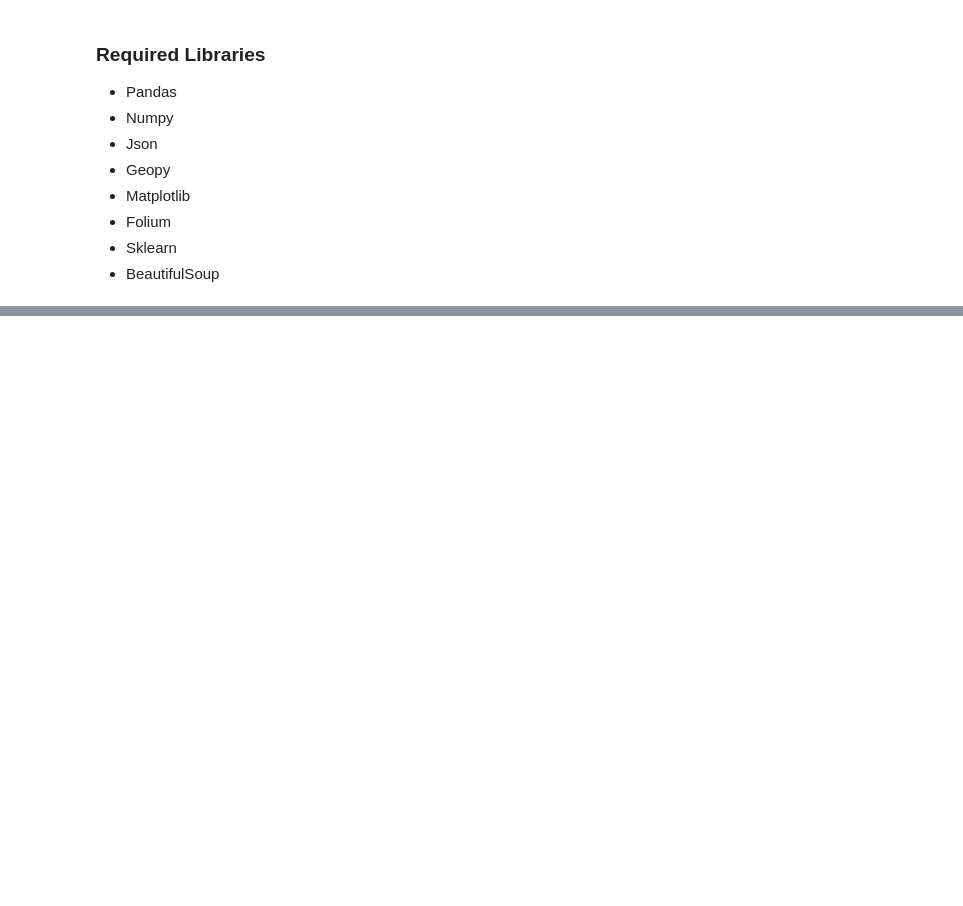
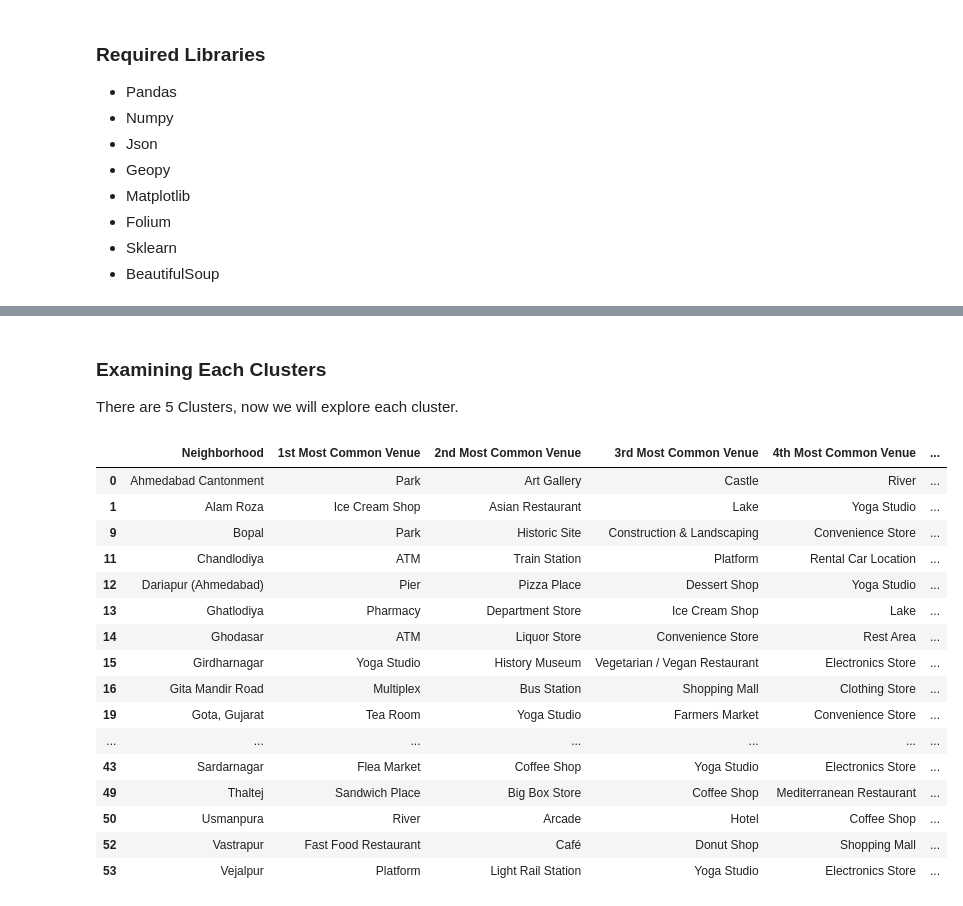
Before and after one commit to aawez/Neighborhoods-of-Ahmedabad, a Jupyter notebook: Clustering Neighborhoods of Ahmedabad.ipynb, the cells around one changed output, grey strips where cells are left out. Saved outputs shown, nothing was run; the diff lists cells and outputs as text; code cells hidden in the pictures; blank space fills up the shorter version.

```diff
--- a/Clustering Neighborhoods of Ahmedabad.ipynb
+++ b/Clustering Neighborhoods of Ahmedabad.ipynb
@@ -19,0 +409,6 @@ First, we have to find out all the Neighborhoods of Ahmedabad. We will web scrap
+# %%
+def return_most_common_venues(row, num_top_venues):
+    row_categories = row.iloc[1:]
+    row_categories_sorted = row_categories.sort_values(ascending=False)
+
+    return row_categories_sorted.index.values[0:num_top_venues]
@@ -19,0 +447,11 @@ First, we have to find out all the Neighborhoods of Ahmedabad. We will web scrap
+# %%
+# set number of clusters
+kclusters = 3
+
+ahmedabad_grouped_clustering = ahmedabad_grouped.drop('Neighborhood', 1)
+
+# run k-means clustering
+kmeans = KMeans(n_clusters=kclusters, random_state=0).fit(ahmedabad_grouped_clustering)
+
+# check cluster labels generated for each row in the dataframe
+kmeans.labels_[0:10]
@@ -19,0 +460,11 @@ First, we have to find out all the Neighborhoods of Ahmedabad. We will web scrap
+# %%
+# add clustering labels
+neighborhoods_venues_sorted.insert(0, 'Cluster Labels', kmeans.labels_)
+# %%
+ahmedabad_merged = data
+
+# merge toronto_grouped with toronto_data to add latitude/longitude for each neighborhood
+ahmedabad_merged = ahmedabad_merged.join(neighborhoods_venues_sorted.set_index('Neighborhood'), on='Neighborhood')
+ahmedabad_merged.dropna(inplace = True)
+ahmedabad_merged['Cluster Labels'] = ahmedabad_merged['Cluster Labels'].astype('int32')
+ahmedabad_merged.head() # check the last columns!
@@ -19,0 +504,24 @@ First, we have to find out all the Neighborhoods of Ahmedabad. We will web scrap
+# %% [markdown]
+### Examining Each Clusters
+There are 5 Clusters, now we will explore each cluster.
+# %%
+cluster1 = ahmedabad_merged.loc[ahmedabad_merged['Cluster Labels'] == 0, ahmedabad_merged.columns[[0] + list(range(4, ahmedabad_merged.shape[1]))]]
+cluster1
+# %% [output]
+|  | Neighborhood | 1st Most Common Venue | 2nd Most Common Venue | 3rd Most Common Venue | 4th Most Common Venue | ... |
+| 0 | Ahmedabad Cantonment | Park | Art Gallery | Castle | River | ... |
+| 1 | Alam Roza | Ice Cream Shop | Asian Restaurant | Lake | Yoga Studio | ... |
+| 9 | Bopal | Park | Historic Site | Construction & Landscaping | Convenience Store | ... |
+| 11 | Chandlodiya | ATM | Train Station | Platform | Rental Car Location | ... |
+| 12 | Dariapur (Ahmedabad) | Pier | Pizza Place | Dessert Shop | Yoga Studio | ... |
+| 13 | Ghatlodiya | Pharmacy | Department Store | Ice Cream Shop | Lake | ... |
+| 14 | Ghodasar | ATM | Liquor Store | Convenience Store | Rest Area | ... |
+| 15 | Girdharnagar | Yoga Studio | History Museum | Vegetarian / Vegan Restaurant | Electronics Store | ... |
+| 16 | Gita Mandir Road | Multiplex | Bus Station | Shopping Mall | Clothing Store | ... |
+| 19 | Gota, Gujarat | Tea Room | Yoga Studio | Farmers Market | Convenience Store | ... |
+| ... | ... | ... | ... | ... | ... | ... |
+| 43 | Sardarnagar | Flea Market | Coffee Shop | Yoga Studio | Electronics Store | ... |
+| 49 | Thaltej | Sandwich Place | Big Box Store | Coffee Shop | Mediterranean Restaurant | ... |
+| 50 | Usmanpura | River | Arcade | Hotel | Coffee Shop | ... |
+| 52 | Vastrapur | Fast Food Restaurant | Café | Donut Shop | Shopping Mall | ... |
+| 53 | Vejalpur | Platform | Light Rail Station | Yoga Studio | Electronics Store | ... |
```
Also changed, not shown: parts of 52 cells of this notebook.
